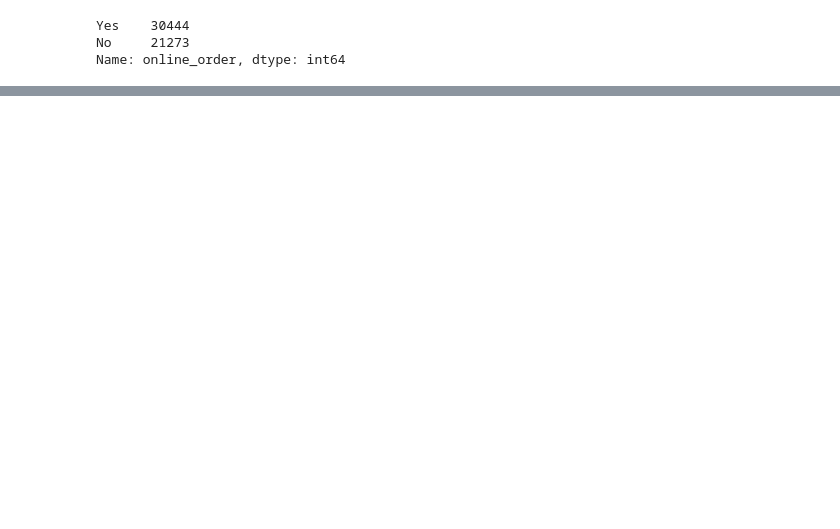
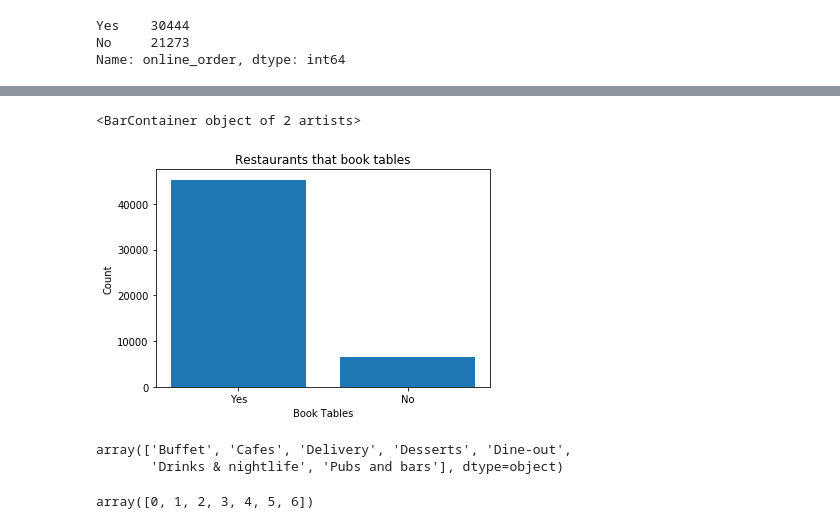
Before and after one commit to deepjyotiroy079/zomato-restaurant-data-analysis, a Jupyter notebook: Zomato Restaurant Analysis.ipynb, the cells around one changed output, grey strips where cells are left out. Saved outputs shown, nothing was run; the diff lists cells and outputs as text; code cells hidden in the pictures; blank space fills up the shorter version.

```diff
--- a/Zomato Restaurant Analysis.ipynb
+++ b/Zomato Restaurant Analysis.ipynb
@@ -156,0 +176,20 @@ Name: online_order, dtype: int64
+# %%
+plt.xticks(xpos_book_table, book_table)
+plt.xlabel('Book Tables')
+plt.ylabel('Count')
+plt.title('Restaurants that book tables')
+plt.bar(xpos_book_table, data['book_table'].value_counts())
+# %% [output]
+<BarContainer object of 2 artists>
+[figure, added]
+# %%
+meal_type = data['meal_type'].unique()
+meal_type
+# %% [output]
+array(['Buffet', 'Cafes', 'Delivery', 'Desserts', 'Dine-out',
+       'Drinks & nightlife', 'Pubs and bars'], dtype=object)
+# %%
+xpos_meal_type = np.arange(len(meal_type))
+xpos_meal_type
+# %% [output]
+array([0, 1, 2, 3, 4, 5, 6])
```
Also changed, not shown: parts of 24 cells of this notebook.
